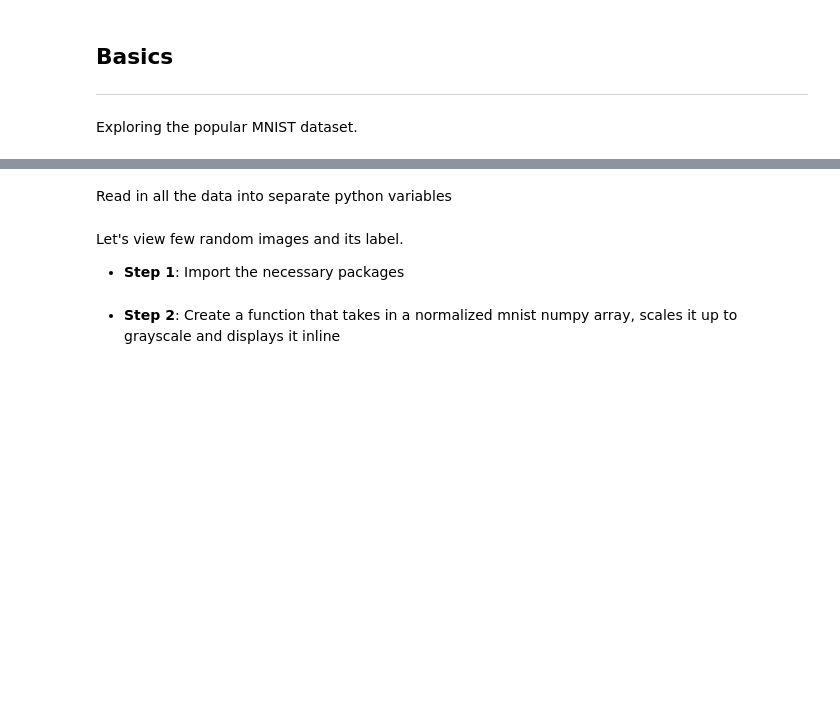
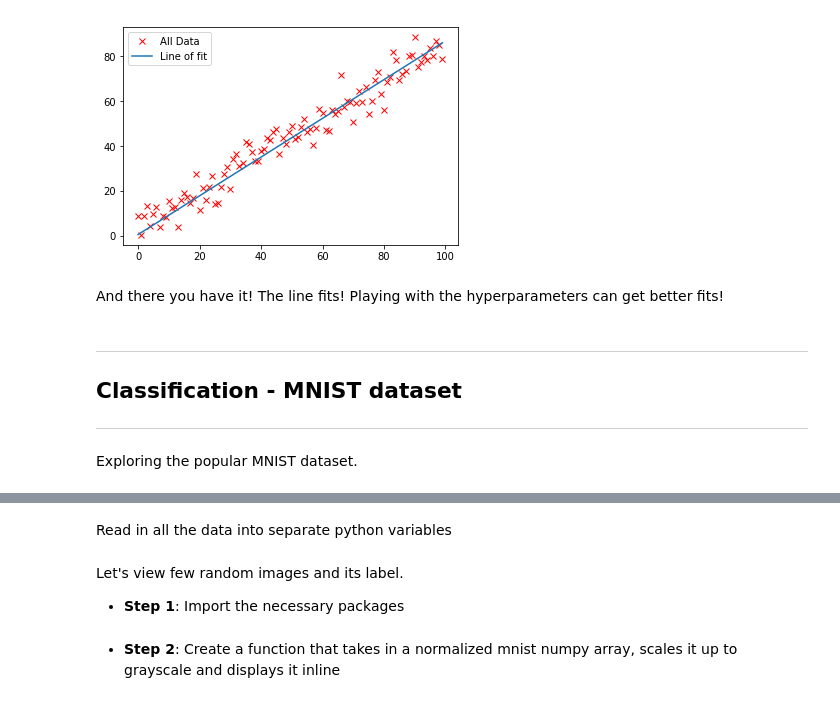
Before and after one commit to Vakuma/tf_rundown, a Jupyter notebook: notebooks/tf_rundown_basics.ipynb, the cells around one changed output, grey strips where cells are left out. Saved outputs shown, nothing was run; the diff lists cells and outputs as text; code cells hidden in the pictures; blank space fills up the shorter version.

```diff
--- a/notebooks/tf_rundown_basics.ipynb
+++ b/notebooks/tf_rundown_basics.ipynb
@@ -0,0 +149,4 @@
+# %%
+# Create variables to hold the weight and bias
+W = tf.Variable(0.1, dtype=tf.float64, name="weight")
+b = tf.Variable(0.1, dtype=tf.float64, name="bias")
@@ -0,0 +155,9 @@
+# %%
+# The linear model to compute Y
+y_predicted = tf.add(tf.multiply(W, x), b)
+
+# Compute all the deltas between the computed y and the actual Y and square the errors
+squared_deltas = tf.square(tf.subtract(y_predicted, y))
+
+# Aggregate all the deltas over all the examples and divide its by the number of examples
+loss = tf.divide(tf.reduce_sum(squared_deltas), 2*num_points)
@@ -0,0 +166,7 @@
+# %%
+# Create a gradient descent optimizer with the set learning rate
+optimizer = tf.train.GradientDescentOptimizer(learning_rate)
+
+# Run the optimizer to minimize loss
+# Tensorflow automatically computes the gradients for the loss function!!!
+train = optimizer.minimize(loss)
@@ -0,0 +175,3 @@
+# %%
+# Initialize all variables
+init = tf.global_variables_initializer()
@@ -0,0 +185,20 @@
+# %%
+# Run the graph
+with tf.Session() as sess:
+    # Initialize all variables
+    sess.run(init)
+
+    # For each epoch
+    for epoch in range(epochs):
+        # Run the optimizer and get the loss
+        curr_W, curr_b, curr_loss, _  = sess.run([W, b, loss, train], feed_dict = {x: X, y: Y})
+#         print("W: %.4f"%curr_W, "B: %.4f"%curr_b, "Loss: %.4f"%curr_loss)
+    print("W: %.4f"%curr_W, "B: %.4f"%curr_b, "Loss: %.4f"%curr_loss)
+
+    # Plot the points
+    plt.plot(X, Y, 'rx', label="All Data")
+    # Plot the computed points as a line
+    plt.plot(X, curr_W * X + curr_b, label="Line of fit")
+    plt.legend()
+    plt.show()
+# %% [output]
@@ -1,5 +206,9 @@
+[figure, added]
+# %% [markdown]
+And there you have it! The line fits! Playing with the hyperparameters can get better fits!
 # %% [markdown]
-## Basics
+---
+## Classification - MNIST dataset
 ---
 
 Exploring the popular MNIST dataset.
```
Also changed, not shown: parts of 32 cells of this notebook.
